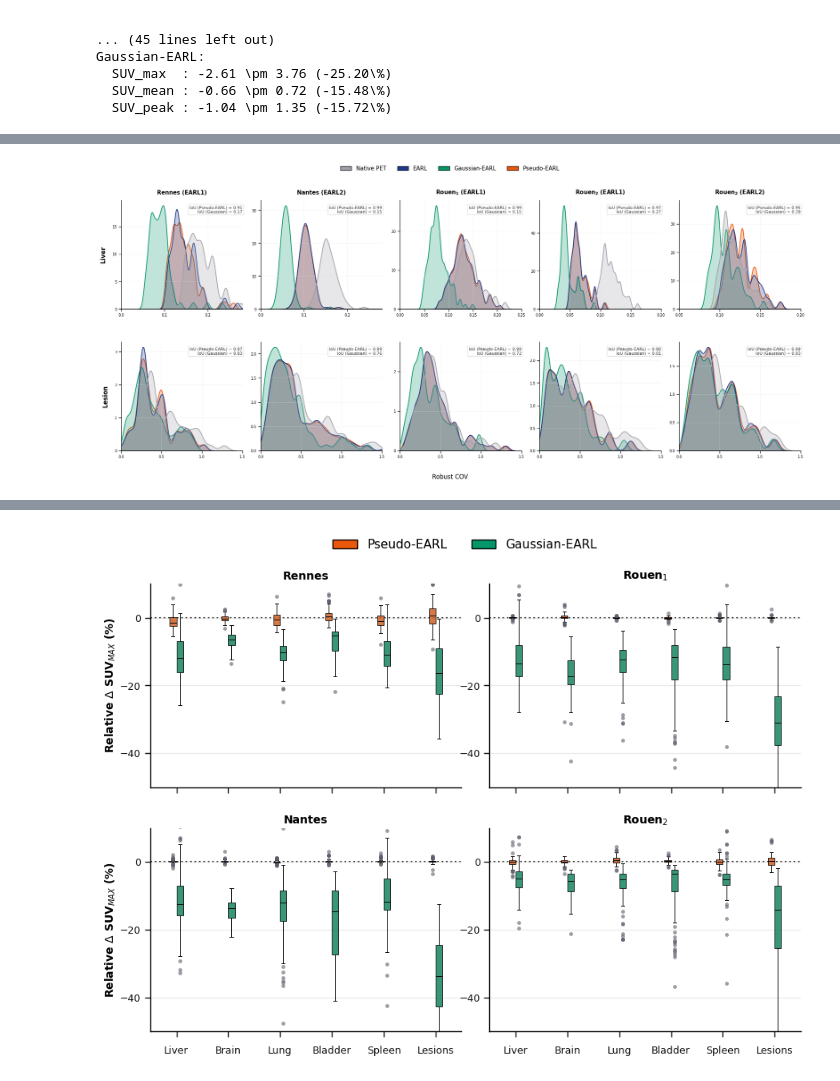
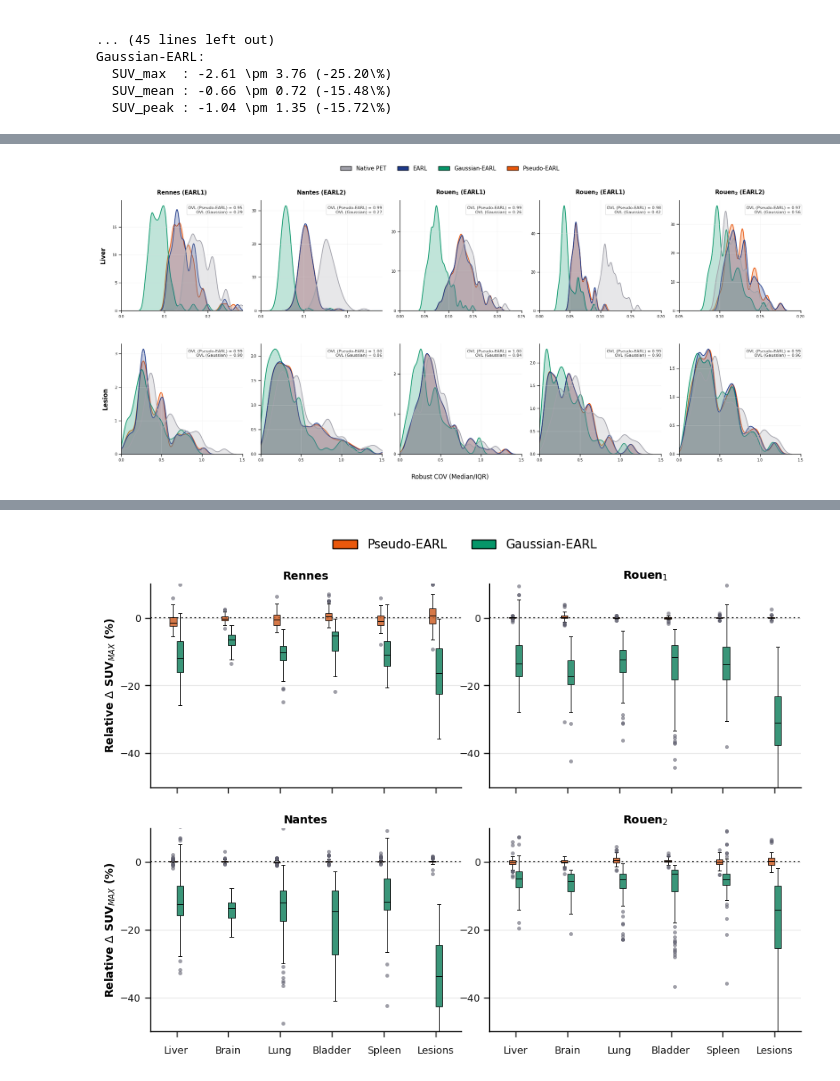
Before and after one commit to Arksyd96/federated-pet-harmonization, a Jupyter notebook: notebooks/pet_earl_translation_evaluation.ipynb, the cells around one changed output, grey strips where cells are left out. Drawn from its saved outputs; the diff is of its cells as text; code cells hidden in the pictures.

```diff
--- a/notebooks/pet_earl_translation_evaluation.ipynb
+++ b/notebooks/pet_earl_translation_evaluation.ipynb
@@ -2143,38 +2143,38 @@ def plot_density_seaborn_multivoi(df,
             ax.grid(axis='both', linestyle='-', alpha=0.35, color='#e0e0e0')
 
     # --- TEXTE GLOBAL AXE X ---
-    fig.supxlabel(metric.replace('_', ' '), fontsize=base_fontsize + 2, fontweight='normal', y=0.03)
+    fig.supxlabel('Robust COV (Median/IQR)', fontsize=base_fontsize + 2, fontweight='normal', y=0.03)
 
     # --- LÉGENDE GLOBALE ---
     legend_elements = [Patch(facecolor=c, edgecolor='black', linewidth=1., label=m)
                        for m, c in zip(hue_order, colors)]
 
     fig.legend(handles=legend_elements, loc='upper center', bbox_to_anchor=(0.5, 1.00),
                ncol=4, frameon=False, fontsize=base_fontsize + 1)
 
     # save as svg
-    plt.savefig(f"overlap_density_{metric}_{overlap_metric}.svg", format='svg', bbox_inches='tight', dpi=300)
+    plt.subplots_adjust(hspace=0.3, wspace=0.15, bottom=0.11)
 
-    plt.subplots_adjust(hspace=0.3, wspace=0.15, bottom=0.12)
+    plt.savefig(f"overlap_density_{metric}_{overlap_metric}.pdf", bbox_inches='tight', dpi=300)
     plt.show()
 
 # =========================================================
 # EXEMPLE D'EXÉCUTION
 # =========================================================
 #
 x_limits = [
     (0, 0.28), (0, 0.28), (0, 0.25), (0, 0.2), (0.05, 0.2), # Ligne 1 : Liver (5 plots)
     (0, 1.5),  (0, 1.5),  (0, 1.5),  (0, 1.5), (0, 1.5)     # Ligne 2 : Lesion (5 plots)
 ]
 
 plot_density_seaborn_multivoi(
     master_df,
-    overlap_metric='iou',
+    overlap_metric='ovl',
     xlim_list=x_limits,
     font_scale=.8,
     base_fontsize=10,
     bw_adjust_val=0.4,
     alpha_val=0.25
 )
 # %% [output]
-[figure, old version]
+[figure, new version]
```
Also changed, not shown: parts of 5 cells of this notebook, 9 other files.
